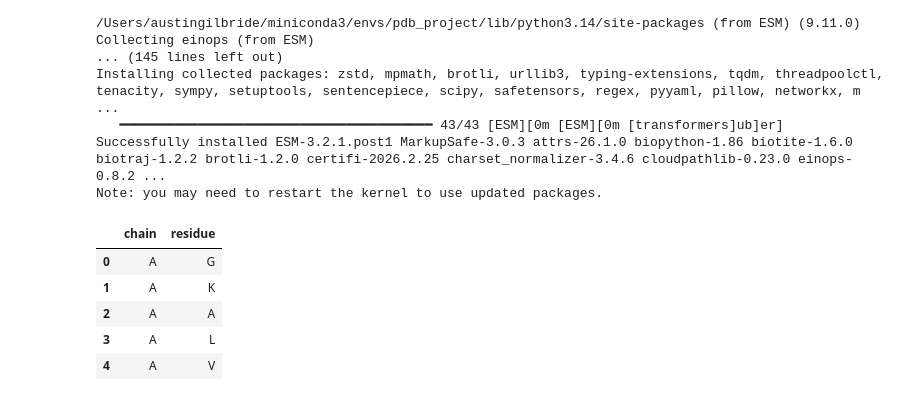
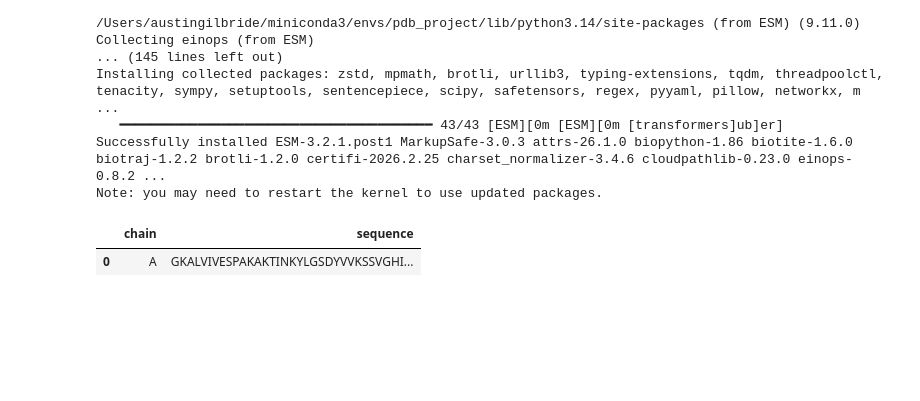
Before and after one commit to davidguilfarras09/Predicting_Binding_Sites, a Jupyter notebook: data/processed/ESM_format.ipynb, the cells around one changed output. Drawn from its saved outputs; the diff is of its cells as text; code cells hidden in the pictures; blank space fills up the shorter version.

```diff
--- a/data/processed/ESM_format.ipynb
+++ b/data/processed/ESM_format.ipynb
@@ -42,50 +42,33 @@ class PDBparser:
             for line in file:
                 line = line.strip()
 
                 if line.startswith('ATOM'):
                     res_name = line[17:20]
                     chain = line[21]
                     res_num = int(line[22:26])
 
                     if chain not in seen_residues:
                         seen_residues[chain] = {}
 
                     if res_num not in seen_residues[chain]:
                         seen_residues[chain][res_num] = aa_map.get(res_name, 'err')
 
             sequences = {}
             for chain, residues in seen_residues.items():
                 sequences[chain] = "".join(residues[num] for num in sorted(residues))
 
         df = pd.DataFrame(
             list(sequences.items()),
             columns=['chain', 'sequence']
         )
 
         return df
 
 
 pdb = PDBparser("/Users/austingilbride/masters_sem_2/SBI/Predicting_Binding_Sites/1CY1.pdb")
 pdb_parsed = pdb.get_residues()
-
-
 pdb_parsed.head()
-
-pdb_parsed = pdb_parsed.reset_index(drop=True)              # ensure stable index
-pdb_parsed['seq_list'] = pdb_parsed['sequence'].apply(list) # turn sequence into list of chars
-
-pdb_parsed_residues = (
-    pdb_parsed[['chain', 'seq_list']]
-    .explode('seq_list')
-    .rename(columns={'seq_list': 'residue'})
-    .reset_index(drop=True)
-)[['chain', 'residue']]
-pdb_parsed_residues.head()
 # %% [output]
-|  | chain | residue |
-| 0 | A | G |
-| 1 | A | K |
-| 2 | A | A |
-| 3 | A | L |
-| 4 | A | V |
+|  | chain | sequence |
+| 0 | A | GKALVIVESPAKAKTINKYLGSDYVVKSSVGHI... |
 # %%
```
Also changed, not shown: parts of 3 cells of this notebook, 1 other file.
